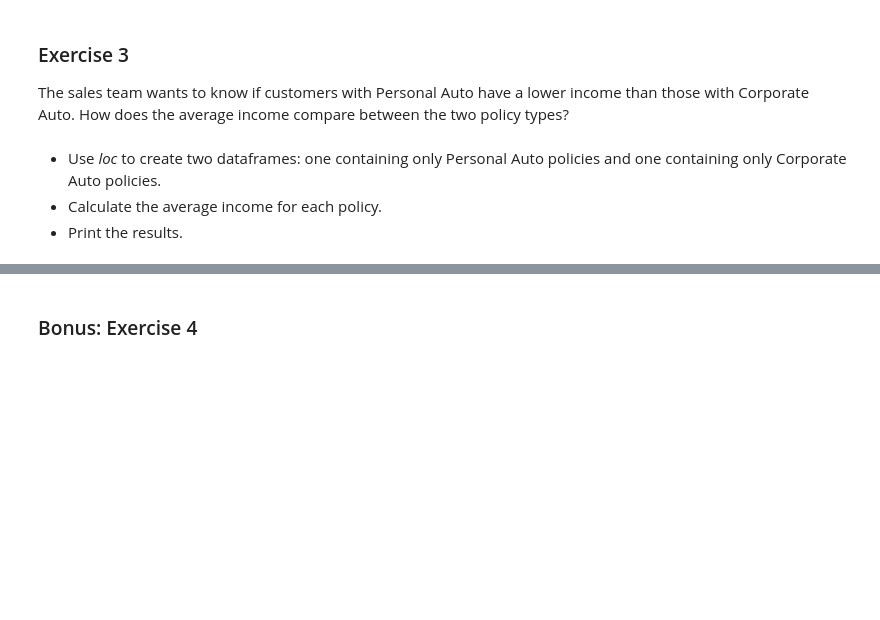
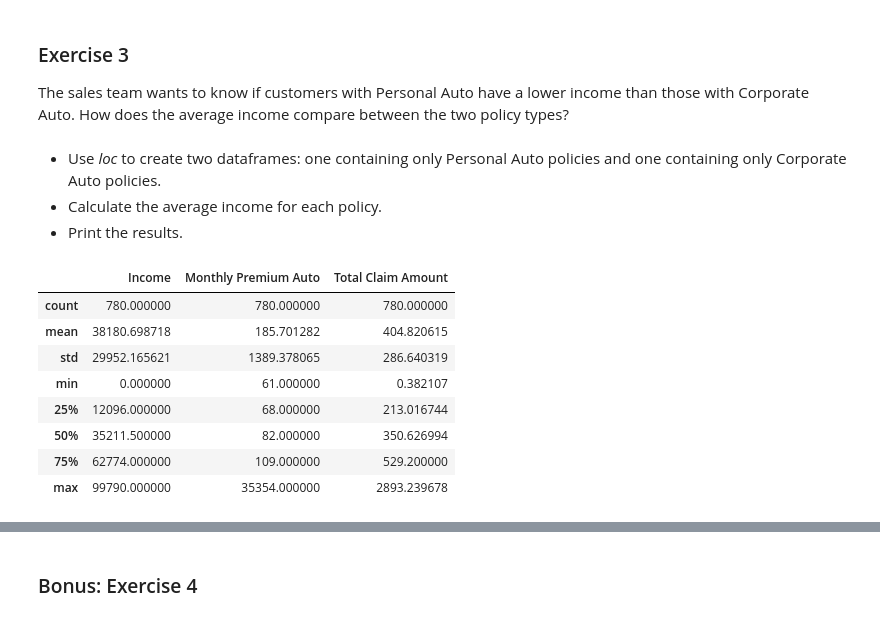
Before and after one commit to 125884236/lab-dw-pandas, a Jupyter notebook: lab-dw-pandas.ipynb, the cells around one changed output, grey strips where cells are left out. Saved outputs shown, nothing was run; the diff lists cells and outputs as text; code cells hidden in the pictures; blank space fills up the shorter version.

```diff
--- a/lab-dw-pandas.ipynb
+++ b/lab-dw-pandas.ipynb
@@ -261,4 +306,16 @@ Name: count, dtype: int64
 ### Exercise 1
 # %% [markdown]
 The marketing team wants to know the top 5 less common customer locations. Create a pandas Series object that contains the customer locations and their frequencies, and then retrieve the top 5 less common locations in ascending order.
+# %%
+#creamos la variable de los datos que queremos agrupar
+
+values_to_combine = {
+    "Cali": "California",
+    "WA": "Washington",
+    "AZ": "Arizona"
+}
+# %%
+#usamos la función replace() para reemplazar los datos antiguos por los nuevos
+
+customer_data_df["ST"] = customer_data_df["ST"].replace(values_to_combine)
 # %%
@@ -282,4 +371,17 @@ The sales team wants to know if customers with Personal Auto have a lower income
 - Calculate the average income for each policy.
 - Print the results.
 # %%
-# Your code here
+#creo un dataframe conteniendo solo las polizas personales y aplico la función decribe para ver la media de ingresos de los que contratan este tipo de póliza
+#veo que la media es 38180
+personal_auto_policy = customer_data_df.loc[customer_data_df["Policy Type"] == "Personal Auto"]
+personal_auto_policy.describe()
+# %% [output]
+|  | Income | Monthly Premium Auto | Total Claim Amount |
+| count | 780.000000 | 780.000000 | 780.000000 |
+| mean | 38180.698718 | 185.701282 | 404.820615 |
+| std | 29952.165621 | 1389.378065 | 286.640319 |
+| min | 0.000000 | 61.000000 | 0.382107 |
+| 25% | 12096.000000 | 68.000000 | 213.016744 |
+| 50% | 35211.500000 | 82.000000 | 350.626994 |
+| 75% | 62774.000000 | 109.000000 | 529.200000 |
+| max | 99790.000000 | 35354.000000 | 2893.239678 |
```
Also changed, not shown: parts of 26 cells of this notebook.
